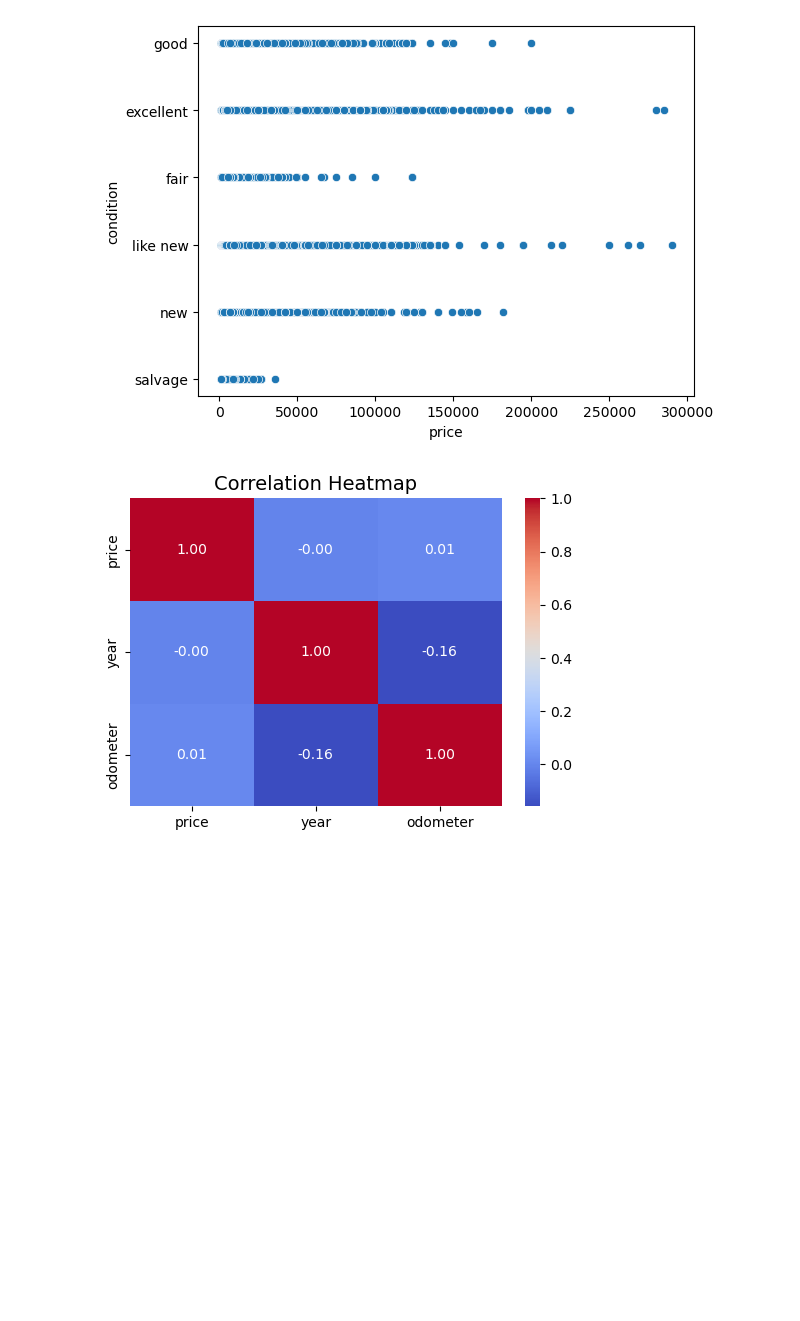
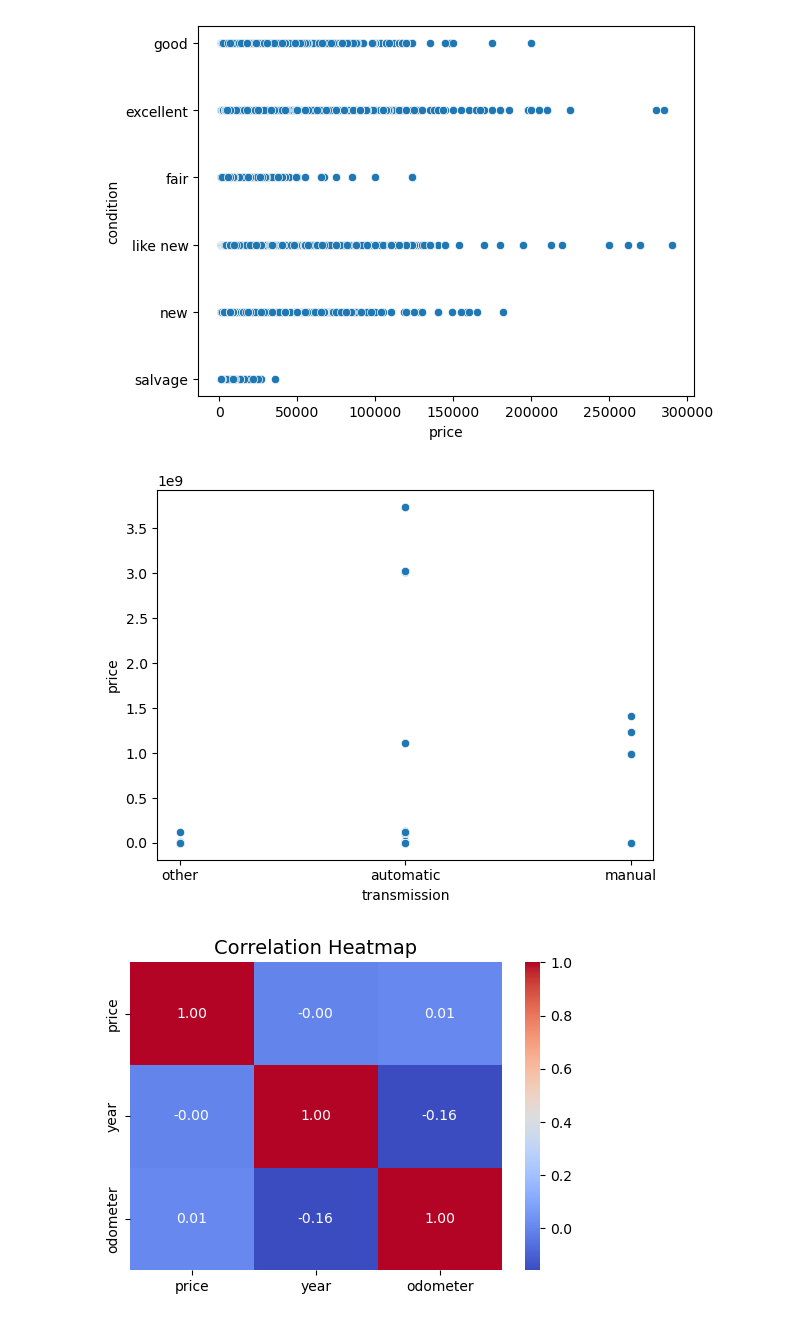
Before and after one commit to mchepuri/car_price_analysis_ml, a Jupyter notebook: prompt_II.ipynb, the cells around one changed output. Cells and saved outputs as stored; diff of their text form; code cells hidden in the pictures; blank space fills up the shorter version.

```diff
--- a/prompt_II.ipynb
+++ b/prompt_II.ipynb
@@ -68,4 +72,11 @@ ax=sns.scatterplot(x='price',y='condition', data=df_price_range)
 plt.show()
 # %% [output]
 [figure]
+# %%
+ax=sns.scatterplot(x='transmission',y='price', data=df)
+
+# Clearly clean title cars have higher prices than lien,rebuilt, missing and parts only
+plt.show()
+# %% [output]
+[figure, added]
 # %%
```
Also changed, not shown: parts of 13 cells of this notebook.
